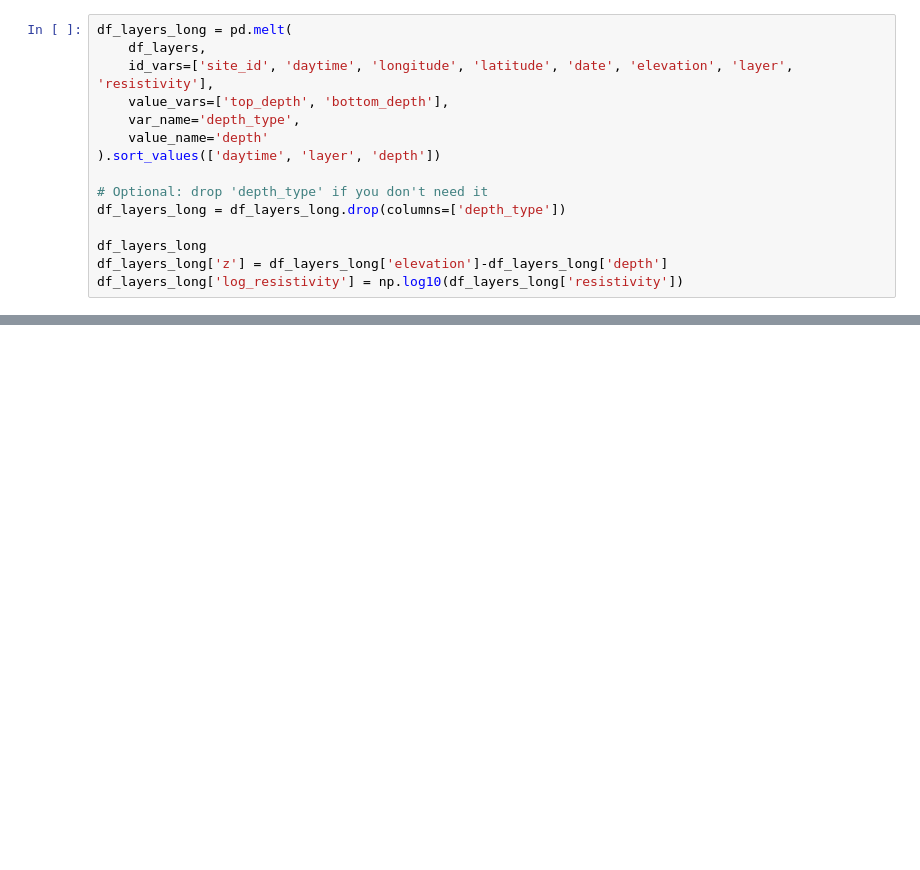
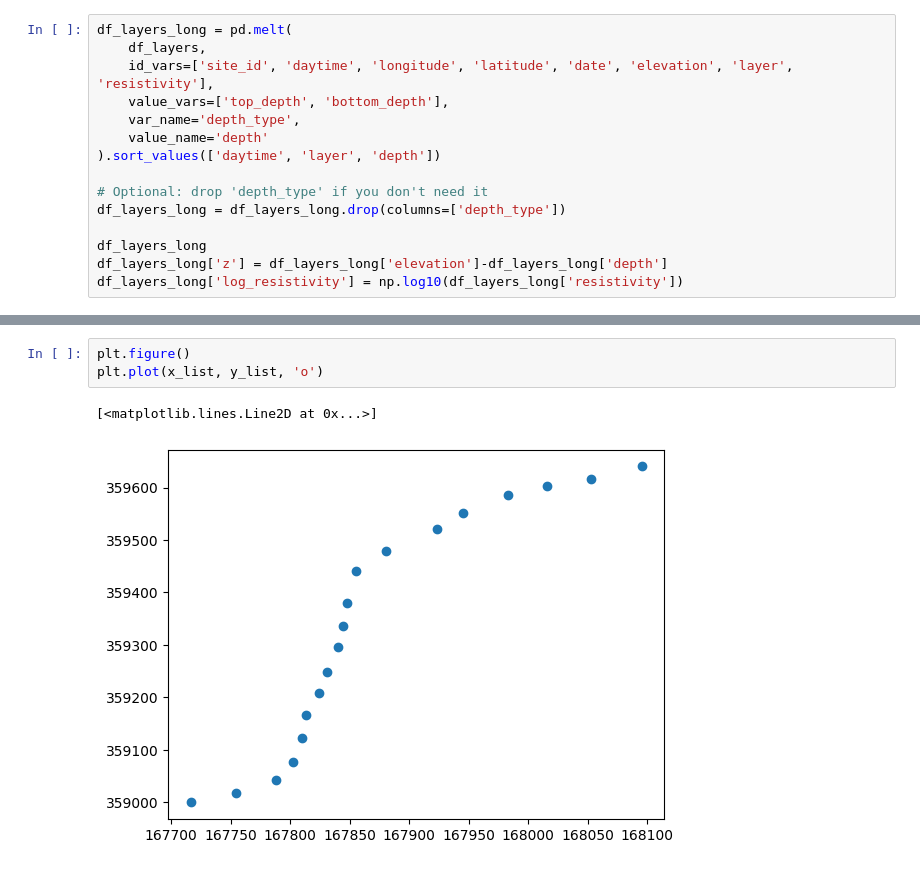
Before and after one commit to bob-b-b/sea-anemone, a Jupyter notebook: prototyping/temfram_inversion.ipynb, the cells around one changed output, grey strips where cells are left out. Cells and saved outputs as stored; diff of their text form; blank space fills up the shorter version.

```diff
--- a/prototyping/temfram_inversion.ipynb
+++ b/prototyping/temfram_inversion.ipynb
@@ -219,0 +286,6 @@ ValueError: Mime type rendering requires nbformat>=4.2.0 but it is not installed
+# %%
+plt.figure()
+plt.plot(x_list, y_list, 'o')
+# %% [output]
+[<matplotlib.lines.Line2D at 0x...>]
+[figure, added]
```
Also changed, not shown: parts of 15 cells of this notebook, 7 other files.
